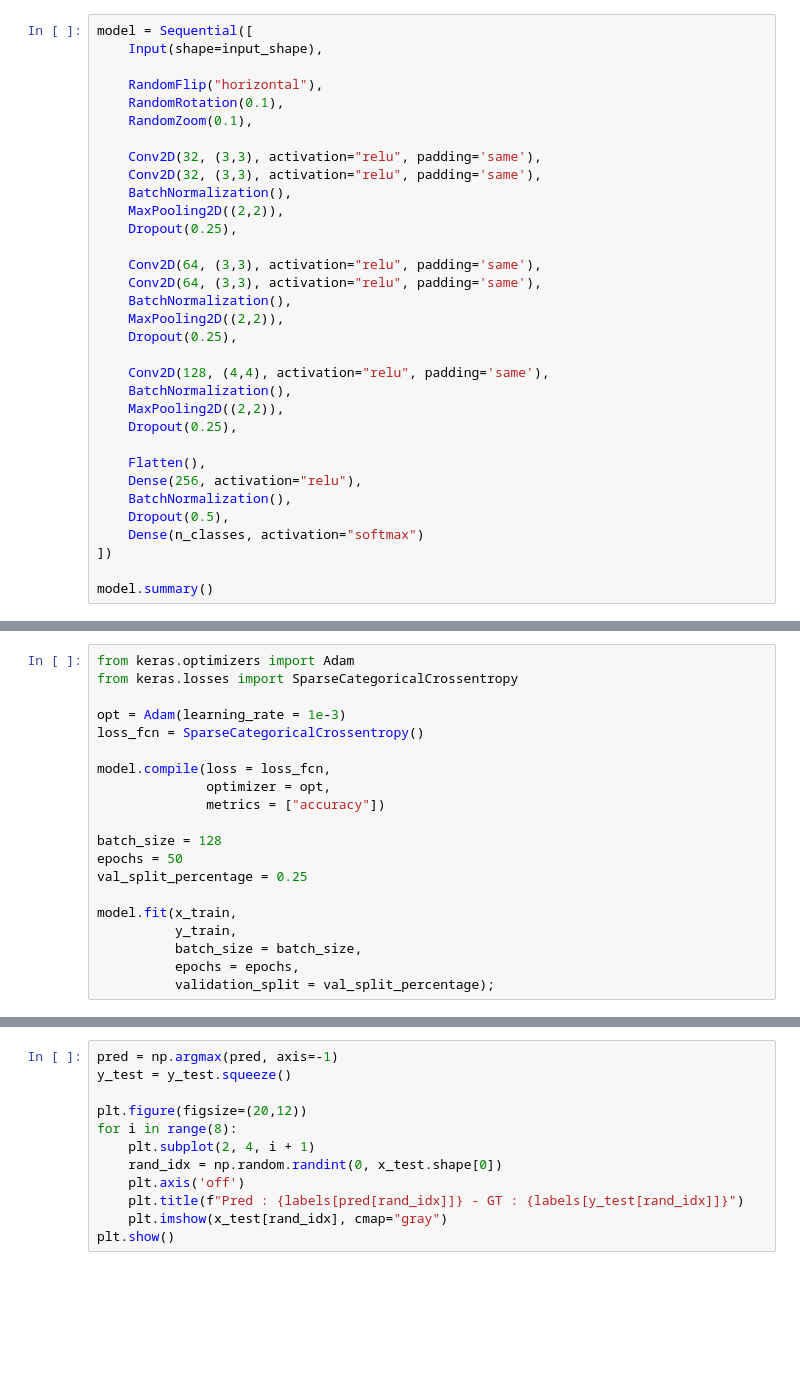
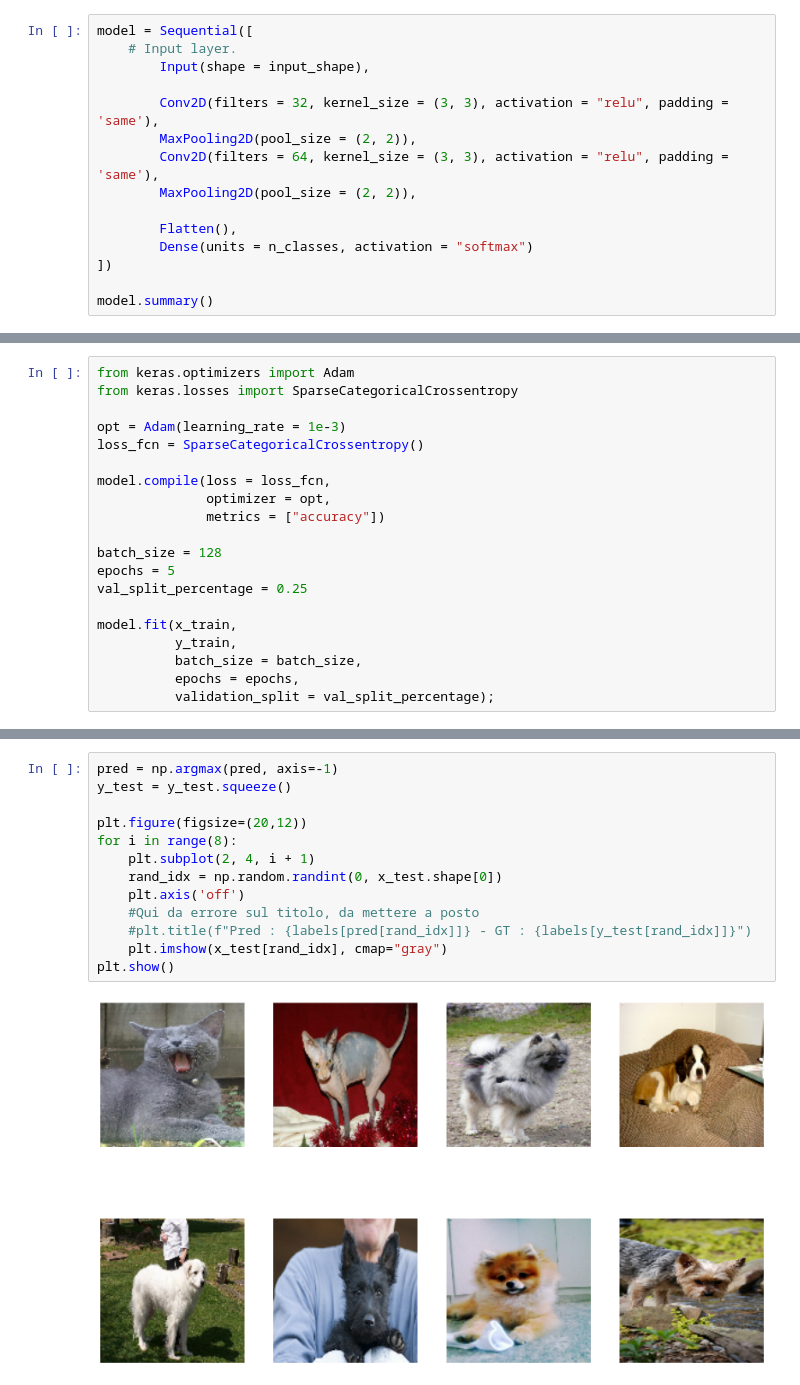
Before and after one commit to Nicolo02/PetClassification_CV_Project, a Jupyter notebook: Task1.ipynb, the cells around one changed output, grey strips where cells are left out. Saved outputs shown, nothing was run; the diff lists cells and outputs as text; blank space fills up the shorter version.

```diff
--- a/Task1.ipynb
+++ b/Task1.ipynb
@@ -50,33 +89,15 @@ input_shape = x_train.shape[1:]
 # %%
 model = Sequential([
-    Input(shape=input_shape),
+    # Input layer.
+        Input(shape = input_shape),
 
-    RandomFlip("horizontal"),
-    RandomRotation(0.1),
-    RandomZoom(0.1),
+        Conv2D(filters = 32, kernel_size = (3, 3), activation = "relu", padding = 'same'),
+        MaxPooling2D(pool_size = (2, 2)),
+        Conv2D(filters = 64, kernel_size = (3, 3), activation = "relu", padding = 'same'),
+        MaxPooling2D(pool_size = (2, 2)),
 
-    Conv2D(32, (3,3), activation="relu", padding='same'),
-    Conv2D(32, (3,3), activation="relu", padding='same'),
-    BatchNormalization(),
-    MaxPooling2D((2,2)),
-    Dropout(0.25),
-
-    Conv2D(64, (3,3), activation="relu", padding='same'),
-    Conv2D(64, (3,3), activation="relu", padding='same'),
-    BatchNormalization(),
-    MaxPooling2D((2,2)),
-    Dropout(0.25),
-
-    Conv2D(128, (4,4), activation="relu", padding='same'),
-    BatchNormalization(),
-    MaxPooling2D((2,2)),
-    Dropout(0.25),
-
-    Flatten(),
-    Dense(256, activation="relu"),
-    BatchNormalization(),
-    Dropout(0.5),
-    Dense(n_classes, activation="softmax")
+        Flatten(),
+        Dense(units = n_classes, activation = "softmax")
 ])
 
 model.summary()
@@ -92,7 +133,7 @@ model.compile(loss = loss_fcn,
               metrics = ["accuracy"])
 
 batch_size = 128
-epochs = 50
+epochs = 5
 val_split_percentage = 0.25
 
 model.fit(x_train,
@@ -119,12 +177,15 @@ print("Test Input Shape: {} Test output shape: {}".format(x_test.shape, pred.sha
 # %%
 pred = np.argmax(pred, axis=-1)
 y_test = y_test.squeeze()
 
 plt.figure(figsize=(20,12))
 for i in range(8):
     plt.subplot(2, 4, i + 1)
     rand_idx = np.random.randint(0, x_test.shape[0])
     plt.axis('off')
-    plt.title(f"Pred : {labels[pred[rand_idx]]} - GT : {labels[y_test[rand_idx]]}")
+    #Qui da errore sul titolo, da mettere a posto
+    #plt.title(f"Pred : {labels[pred[rand_idx]]} - GT : {labels[y_test[rand_idx]]}")
     plt.imshow(x_test[rand_idx], cmap="gray")
 plt.show()
+# %% [output]
+[figure, added]
```
Also changed, not shown: parts of 5 cells of this notebook.
